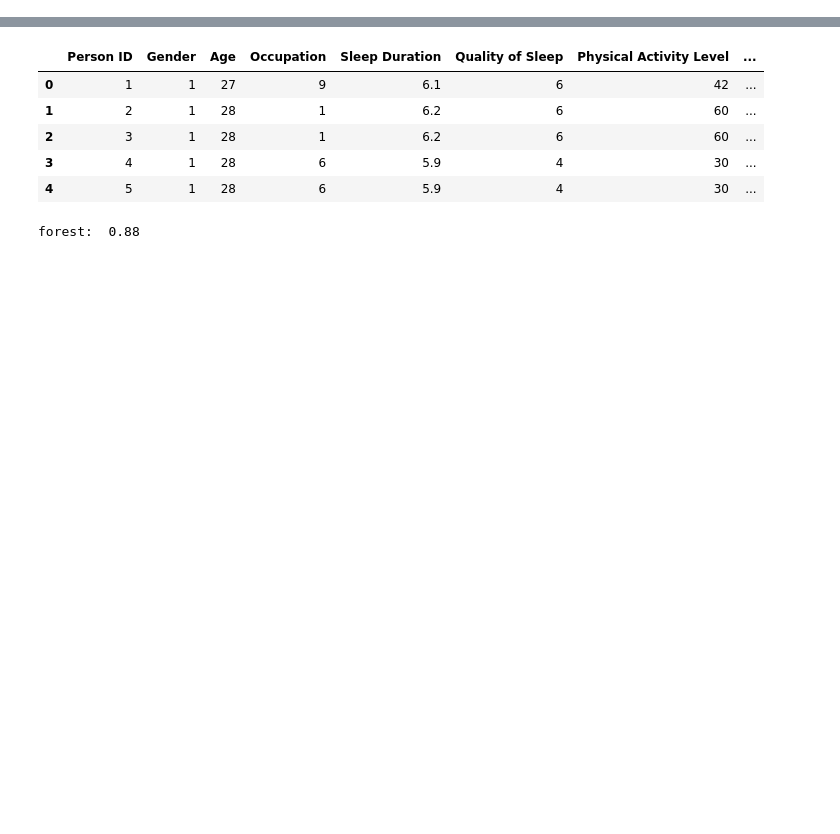
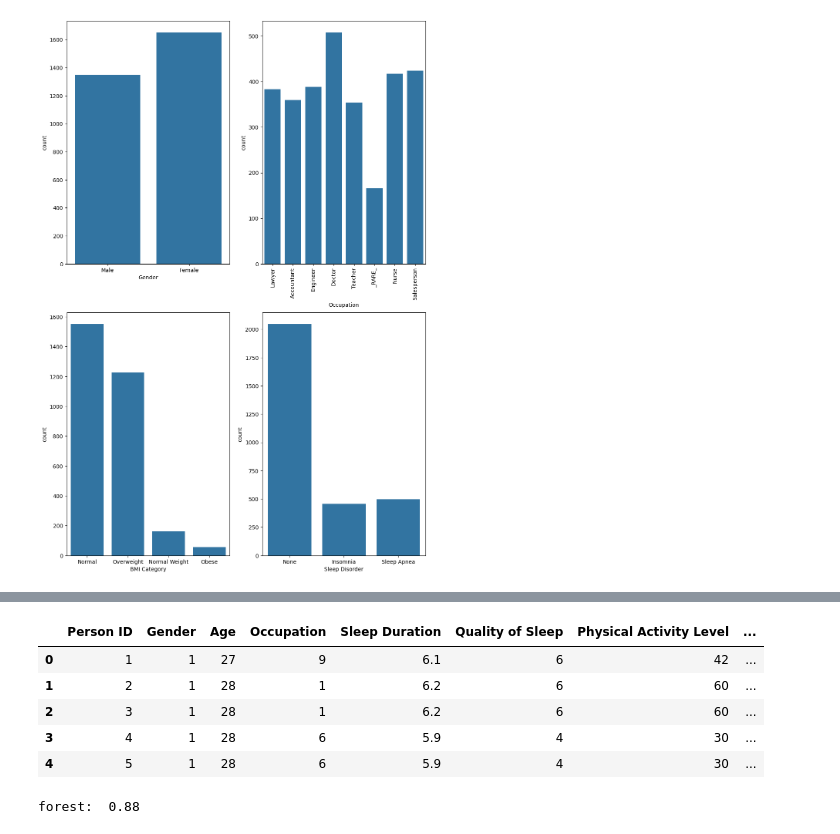
Before and after one commit to VinayakG311/ML_Pro, a Jupyter notebook: Model.ipynb, the cells around one changed output, grey strips where cells are left out. Saved outputs shown, nothing was run; the diff lists cells and outputs as text; code cells hidden in the pictures; blank space fills up the shorter version.

```diff
--- a/Model.ipynb
+++ b/Model.ipynb
@@ -18,0 +39,18 @@ df.head()
+# %%
+plt.figure(figsize=(12,18))
+plt.subplot(2,2,1)
+sns.countplot(df,x='Gender')
+
+plt.subplot(2,2,2)
+sns.countplot(df,x='Occupation')
+plt.xticks(rotation = 90)
+
+plt.subplot(2,2,3)
+sns.countplot(df,x='BMI Category')
+
+plt.subplot(2,2,4)
+sns.countplot(df,x='Sleep Disorder')
+
+plt.show()
+# %% [output]
+[figure, added]
```
Also changed, not shown: parts of 19 cells of this notebook, 1 other file.
